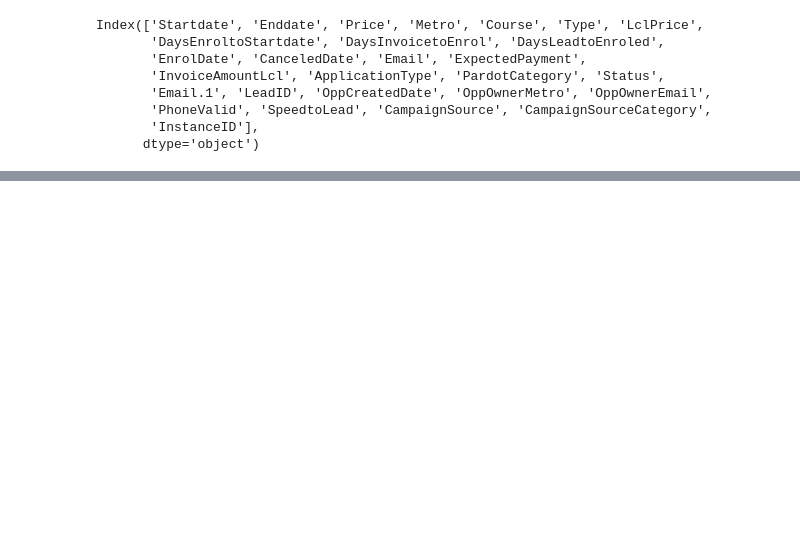
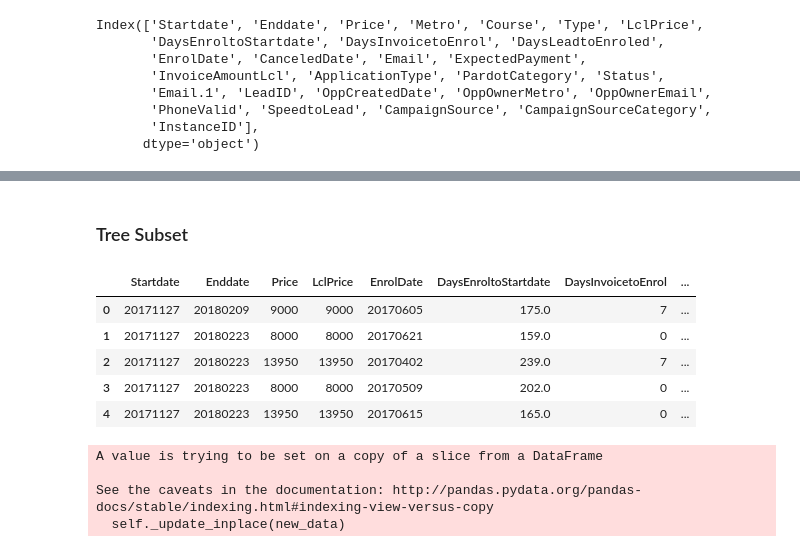
Before and after one commit to mikaelasquirchuk/dat8syd-project, a Jupyter notebook: Enrolments.ipynb, the cells around one changed output, grey strips where cells are left out. Drawn from its saved outputs; the diff is of its cells as text; code cells hidden in the pictures; blank space fills up the shorter version.

```diff
--- a/Enrolments.ipynb
+++ b/Enrolments.ipynb
@@ -56,0 +77,19 @@ Index(['Startdate', 'Enddate', 'Price', 'Metro', 'Course', 'Type', 'LclPrice',
+# %% [markdown]
+### Tree Subset
+# %%
+treesubset = enrolments[['Startdate', 'Enddate','Price','LclPrice','EnrolDate','DaysEnroltoStartdate','DaysInvoicetoEnrol','DaysLeadtoEnroled','Cancelled']]
+treesubset.head()
+# %% [output]
+|  | Startdate | Enddate | Price | LclPrice | EnrolDate | DaysEnroltoStartdate | DaysInvoicetoEnrol | ... |
+| 0 | 20171127 | 20180209 | 9000 | 9000 | 20170605 | 175.0 | 7 | ... |
+| 1 | 20171127 | 20180223 | 8000 | 8000 | 20170621 | 159.0 | 0 | ... |
+| 2 | 20171127 | 20180223 | 13950 | 13950 | 20170402 | 239.0 | 7 | ... |
+| 3 | 20171127 | 20180223 | 8000 | 8000 | 20170509 | 202.0 | 0 | ... |
+| 4 | 20171127 | 20180223 | 13950 | 13950 | 20170615 | 165.0 | 0 | ... |
+# %%
+treesubset['DaysEnroltoStartdate'].fillna(value=0,inplace=True)
+# %% [output]
+A value is trying to be set on a copy of a slice from a DataFrame
+
+See the caveats in the documentation: http://pandas.pydata.org/pandas-docs/stable/indexing.html#indexing-view-versus-copy
+  self._update_inplace(new_data)
```
Also changed, not shown: parts of 20 cells of this notebook, 4 other files.
